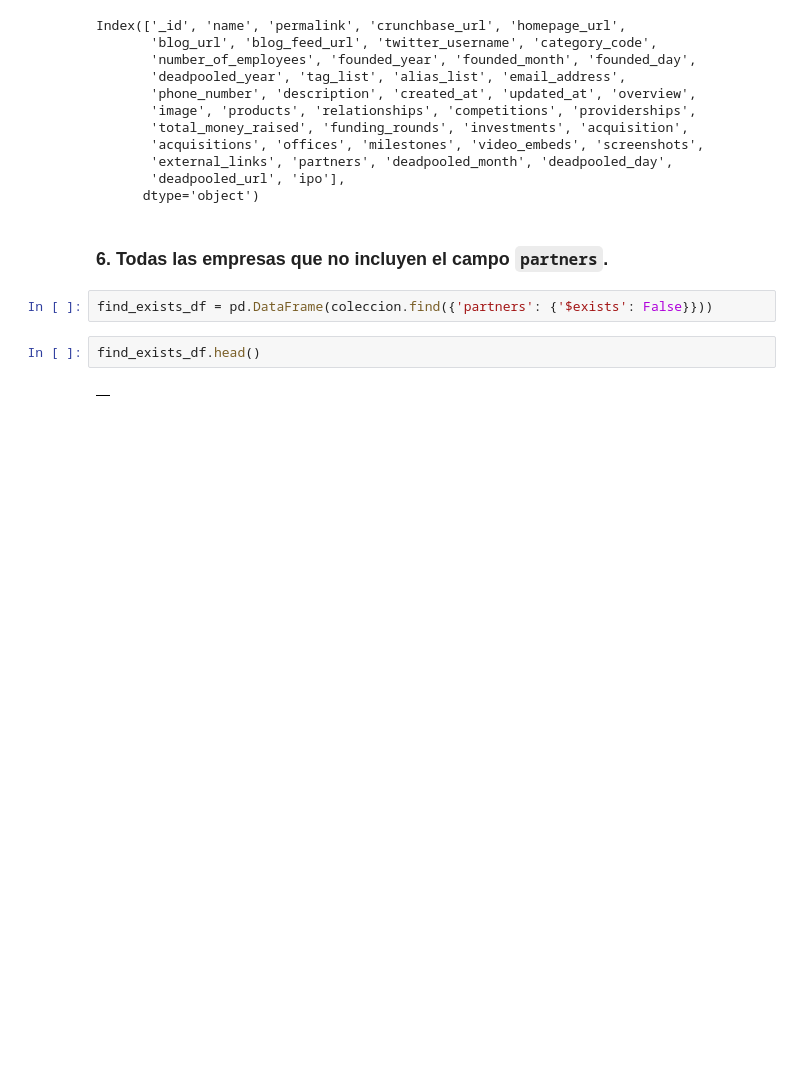
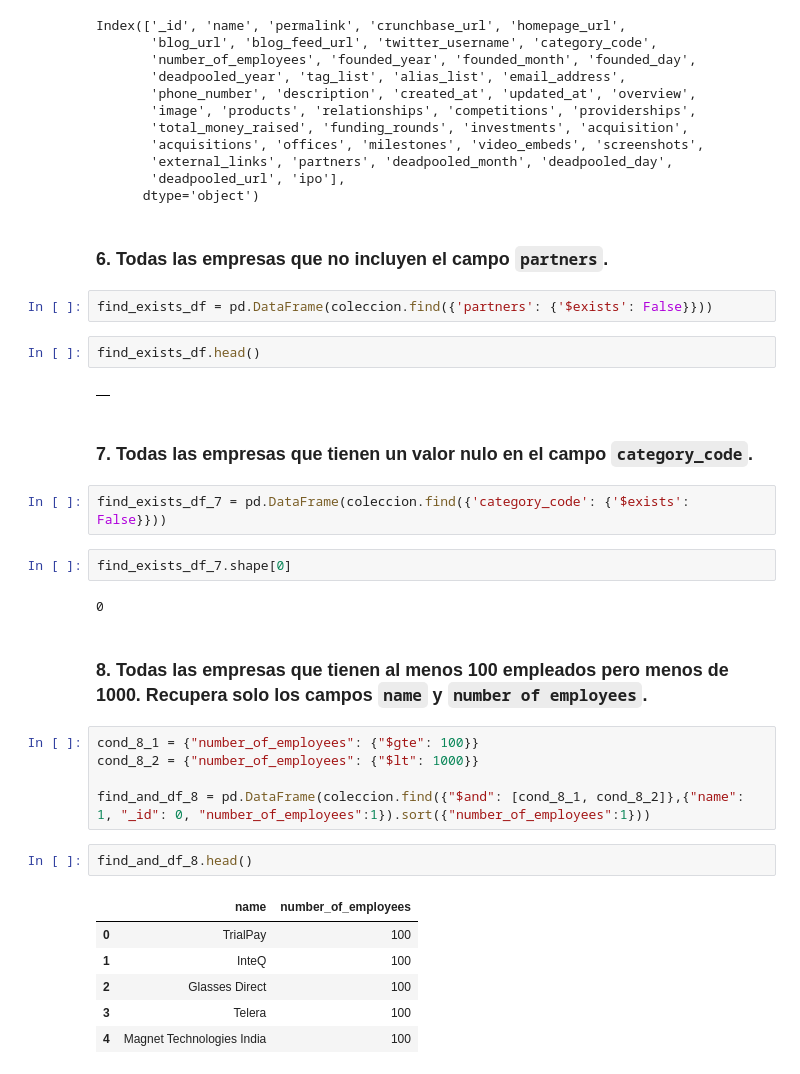
Before and after one commit to santiagorodriguez-dev/laboratorio-modulo4-leccion01-mongo, a Jupyter notebook: enunciados/lab-mongo.ipynb, the cells around one changed output. Drawn from its saved outputs; the diff is of its cells as text; blank space fills up the shorter version.

```diff
--- a/enunciados/lab-mongo.ipynb
+++ b/enunciados/lab-mongo.ipynb
@@ -179,3 +177,27 @@ find_exists_df = pd.DataFrame(coleccion.find({'partners': {'$exists': False}}))
 find_exists_df.head()
 # %% [output]
 |  |
+# %% [markdown]
+### 7. Todas las empresas que tienen un valor nulo en el campo `category_code`.
+# %%
+find_exists_df_7 = pd.DataFrame(coleccion.find({'category_code': {'$exists': False}}))
+# %%
+find_exists_df_7.shape[0]
+# %% [output]
+0
+# %% [markdown]
+### 8. Todas las empresas que tienen al menos 100 empleados pero menos de 1000. Recupera solo los campos `name` y `number of employees`.
+# %%
+cond_8_1 = {"number_of_employees": {"$gte": 100}}
+cond_8_2 = {"number_of_employees": {"$lt": 1000}}
+
+find_and_df_8 = pd.DataFrame(coleccion.find({"$and": [cond_8_1, cond_8_2]},{"name": 1, "_id": 0, "number_of_employees":1}).sort({"number_of_employees":1}))
+# %%
+find_and_df_8.head()
+# %% [output]
+|  | name | number_of_employees |
+| 0 | TrialPay | 100 |
+| 1 | InteQ | 100 |
+| 2 | Glasses Direct | 100 |
+| 3 | Telera | 100 |
+| 4 | Magnet Technologies India | 100 |
```
Also changed, not shown: parts of 2 cells of this notebook.
